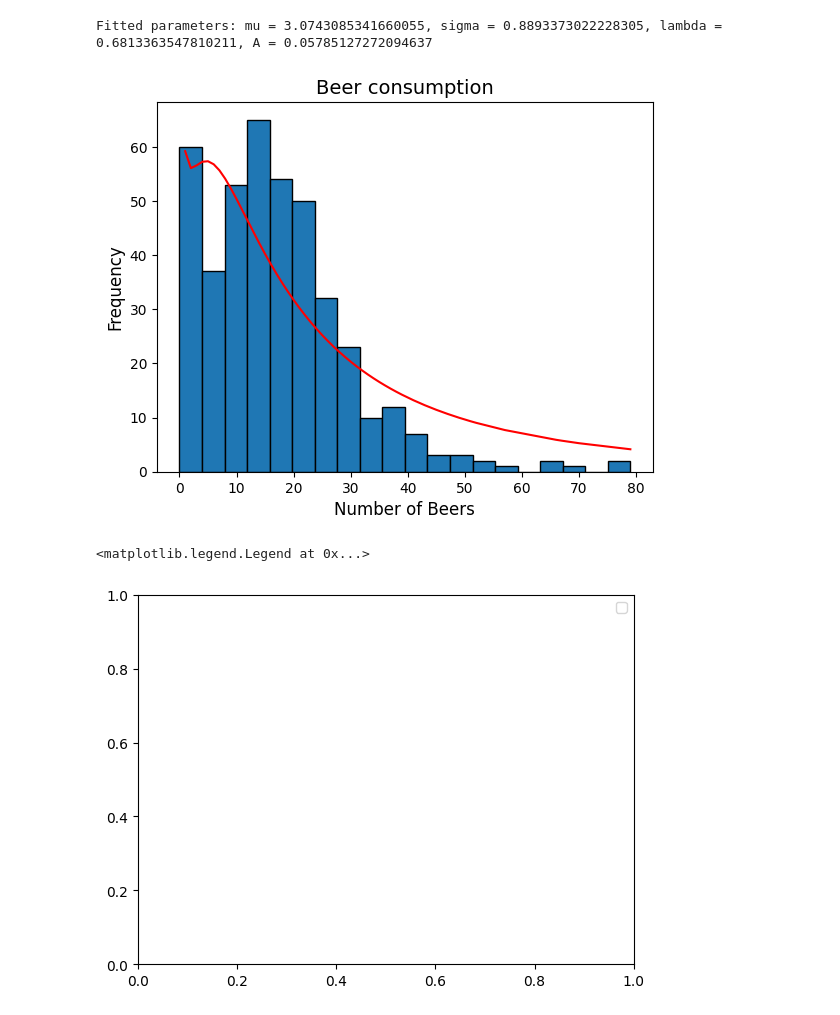
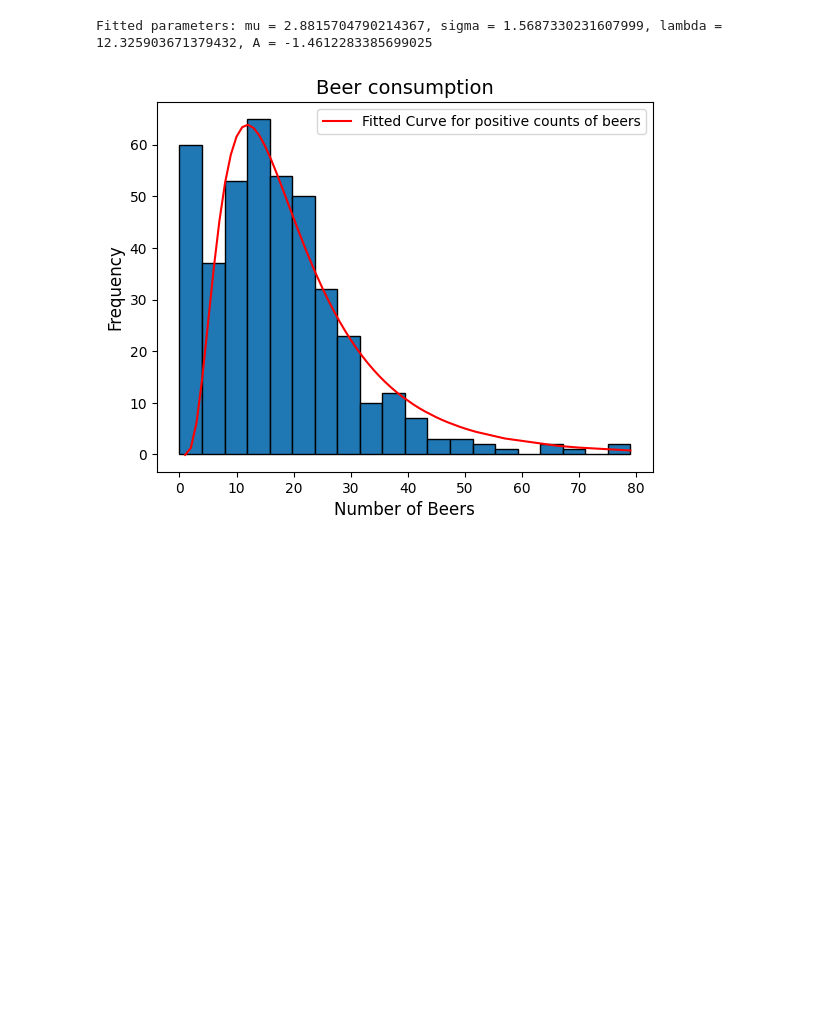
Before and after one commit to gggwilliam/datfExercises1, a Jupyter notebook: stregliste.ipynb, the cells around one changed output. Drawn from its saved outputs; the diff is of its cells as text; code cells hidden in the pictures; blank space fills up the shorter version.

Commit message:
Succesfully fittet function to posotive beer counts(as log(0) isnt defined.

```diff
--- a/stregliste.ipynb
+++ b/stregliste.ipynb
@@ -14,41 +14,40 @@ streg3 = pd.read_csv('stregliste3.csv', delimiter=',', header=0, dtype=float)
 beers3 = streg3[streg3.columns[0:5]].sum(axis=1)
 
 streg4 = pd.read_csv('stregliste4.csv', delimiter=',', header=0, dtype=float)
 beers4 = streg4[streg4.columns[0:5]].sum(axis=1)
 
 beers_tot = np.concatenate((beers1, beers2, beers3, beers4))
 
 bins = round(np.sqrt(len(beers_tot)))
 
+positive_beers = beers_tot[beers_tot > 0] #log(0) not defined
+
 plt.hist(beers_tot, bins=bins, edgecolor='black')
 plt.xlabel('Number of Beers', fontsize=12)
 plt.ylabel('Frequency', fontsize=12)
 plt.title('Beer consumption', fontsize=14)
 
 
-hist, bin_edges = np.histogram(beers_tot, bins=bins)
+hist, bin_edges = np.histogram(positive_beers, bins=bins)
 
 bin_centers = (bin_edges[:-1] + bin_edges[1:]) / 2
 
-positive_beers = beers_tot[beers_tot > 0] #log(0) not defined
 
 mu = np.mean(np.log(positive_beers))
 sigma = np.std(np.log(positive_beers))
 bin_width = bin_edges[1] - bin_edges[0]
 
 
 def f(x, mu, sigma, lam, A):
-    return len(positive_beers) *bin_width * (A*np.exp(-lam*x) + (1-A)*1/(x*sigma*np.sqrt(2*np.pi)) * np.exp(-((np.log(x)-mu)**2 / 2*sigma**2)))
+    return len(positive_beers) *bin_width * (A*lam*np.exp(-lam*x) + (1-A)*1/(x*sigma*np.sqrt(2*np.pi)) * np.exp(-((np.log(x)-mu)**2 / 2*sigma**2)))
 
-var, cov = opt.curve_fit(f, bin_centers, hist, p0=[mu, sigma, 1, 0.5])
+var, cov = opt.curve_fit(f, bin_centers, hist, p0=[mu, sigma, 1, 0.5]);
 
 print(f"Fitted parameters: mu = {var[0]}, sigma = {var[1]}, lambda = {var[2]}, A = {var[3]}")
 
-plt.plot(np.sort(beers_tot), f(np.sort(beers_tot), *var), color='red', label='Fitted Curve')
-plt.show()
-plt.legend()
+plt.plot(np.sort(beers_tot), f(np.sort(beers_tot), *var), color='red', label='Fitted Curve for positive counts of beers');
+plt.legend();
+plt.show();
 # %% [output]
-Fitted parameters: mu = 3.0743085341660055, sigma = 0.8893373022228305, lambda = 0.6813363547810211, A = 0.05785127272094637
+Fitted parameters: mu = 2.8815704790214367, sigma = 1.5687330231607999, lambda = 12.325903671379432, A = -1.4612283385699025
-[figure, old version]
+[figure, new version]
-<matplotlib.legend.Legend at 0x...>
-[figure, removed]
```
